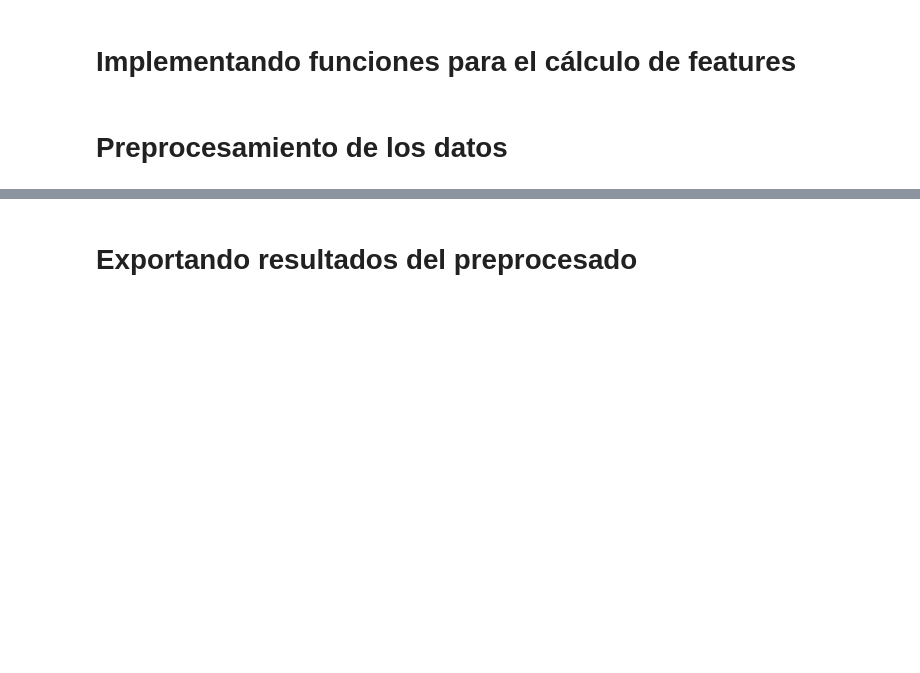
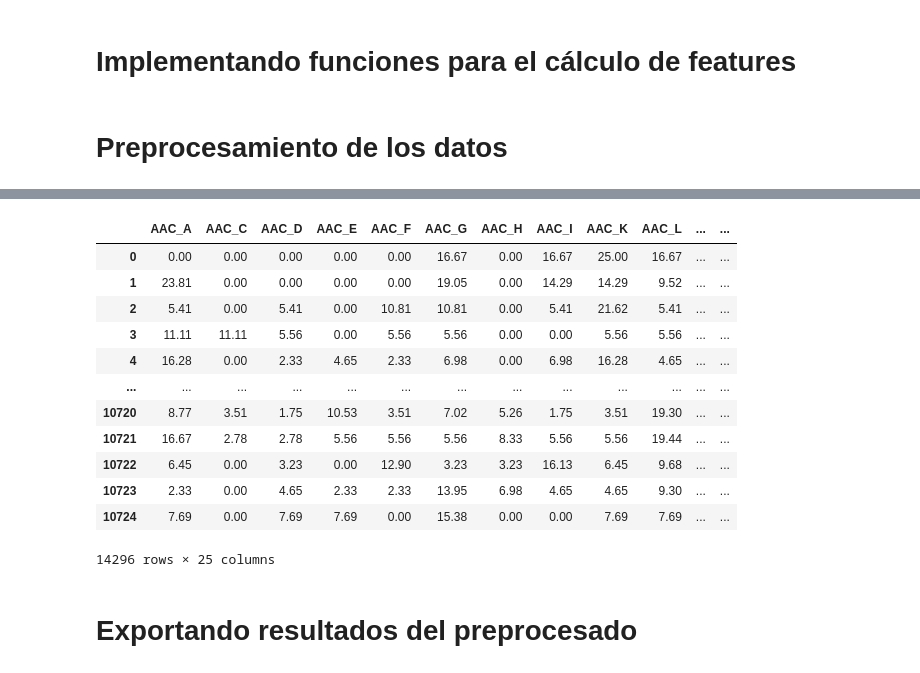
Before and after one commit to chrislara01/AMP, a Jupyter notebook: proc.ipynb, the cells around one changed output, grey strips where cells are left out. Cells and saved outputs as stored; diff of their text form; code cells hidden in the pictures; blank space fills up the shorter version.

```diff
--- a/proc.ipynb
+++ b/proc.ipynb
@@ -270,3 +348,19 @@ final_dataset = pd.concat([comb_feat, y], axis=1)
+# %%
+final_dataset_ex
+# %% [output]
+|  | AAC_A | AAC_C | AAC_D | AAC_E | AAC_F | AAC_G | AAC_H | AAC_I | AAC_K | AAC_L | ... | ... |
+| 0 | 0.00 | 0.00 | 0.00 | 0.00 | 0.00 | 16.67 | 0.00 | 16.67 | 25.00 | 16.67 | ... | ... |
+| 1 | 23.81 | 0.00 | 0.00 | 0.00 | 0.00 | 19.05 | 0.00 | 14.29 | 14.29 | 9.52 | ... | ... |
+| 2 | 5.41 | 0.00 | 5.41 | 0.00 | 10.81 | 10.81 | 0.00 | 5.41 | 21.62 | 5.41 | ... | ... |
+| 3 | 11.11 | 11.11 | 5.56 | 0.00 | 5.56 | 5.56 | 0.00 | 0.00 | 5.56 | 5.56 | ... | ... |
+| 4 | 16.28 | 0.00 | 2.33 | 4.65 | 2.33 | 6.98 | 0.00 | 6.98 | 16.28 | 4.65 | ... | ... |
+| ... | ... | ... | ... | ... | ... | ... | ... | ... | ... | ... | ... | ... |
+| 10720 | 8.77 | 3.51 | 1.75 | 10.53 | 3.51 | 7.02 | 5.26 | 1.75 | 3.51 | 19.30 | ... | ... |
+| 10721 | 16.67 | 2.78 | 2.78 | 5.56 | 5.56 | 5.56 | 8.33 | 5.56 | 5.56 | 19.44 | ... | ... |
+| 10722 | 6.45 | 0.00 | 3.23 | 0.00 | 12.90 | 3.23 | 3.23 | 16.13 | 6.45 | 9.68 | ... | ... |
+| 10723 | 2.33 | 0.00 | 4.65 | 2.33 | 2.33 | 13.95 | 6.98 | 4.65 | 4.65 | 9.30 | ... | ... |
+| 10724 | 7.69 | 0.00 | 7.69 | 7.69 | 0.00 | 15.38 | 0.00 | 0.00 | 7.69 | 7.69 | ... | ... |
+14296 rows × 25 columns
 # %% [markdown]
 # **Exportando resultados del preprocesado**
 # %%
```
Also changed, not shown: parts of 14 cells of this notebook.
